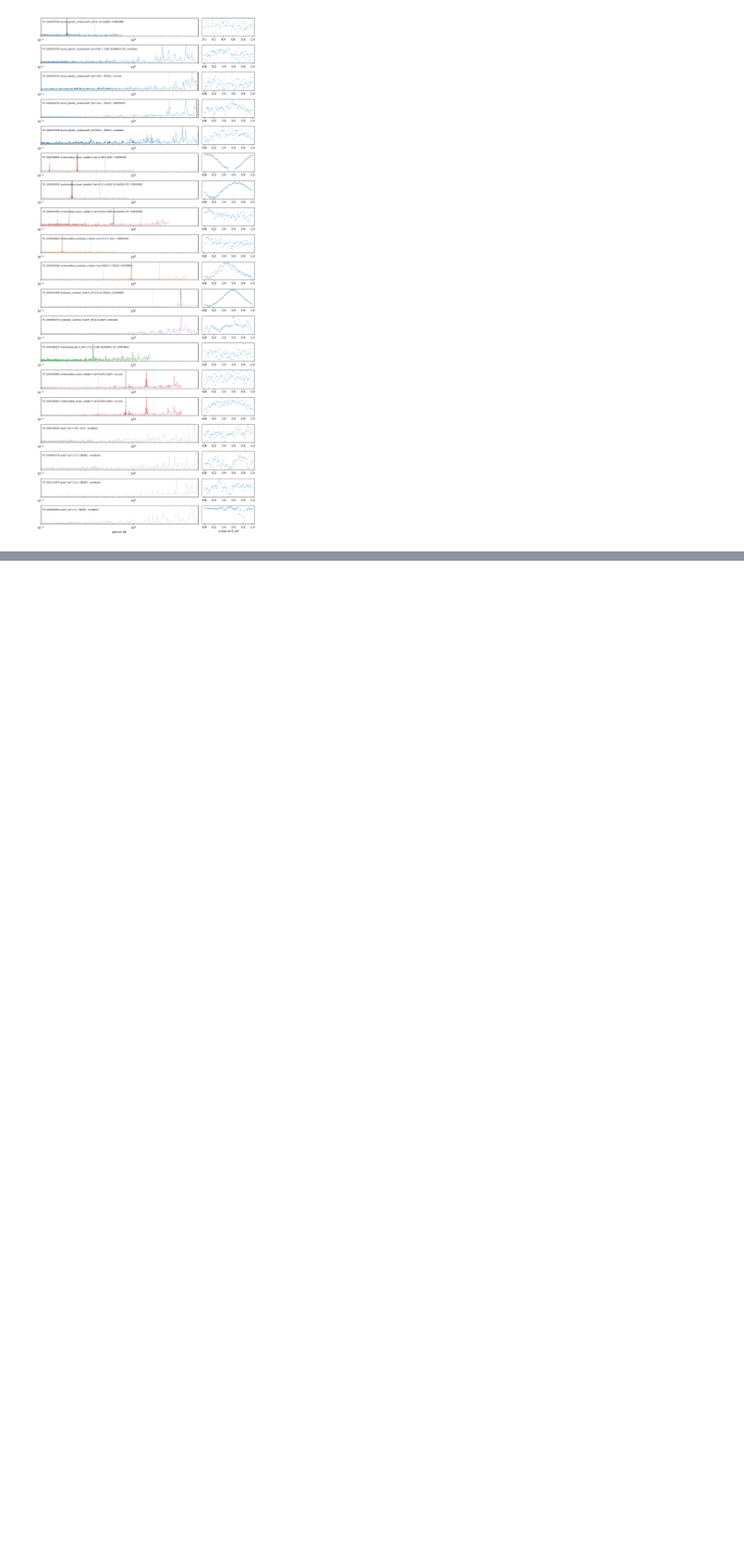
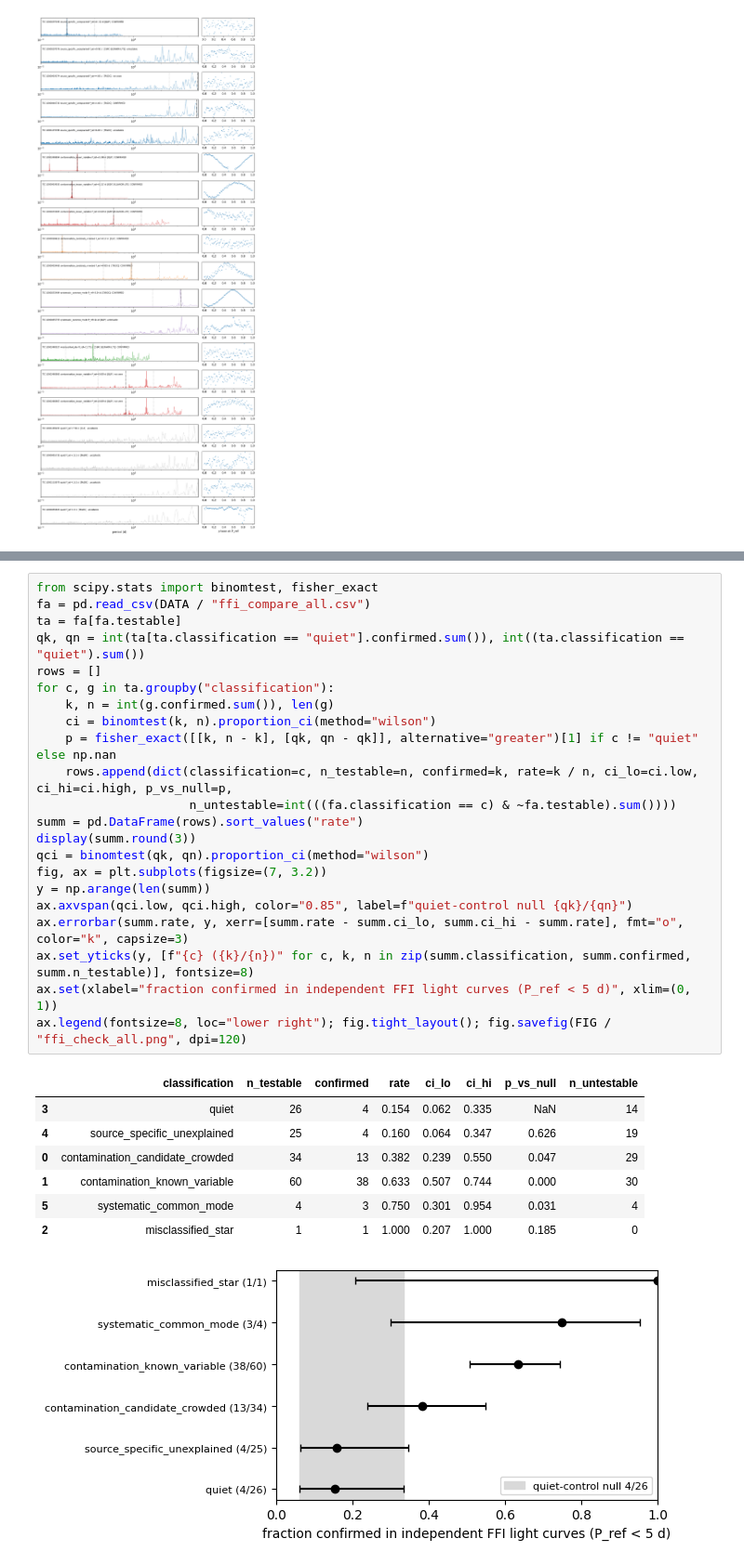
Before and after one commit to rae-holcomb/ss_redevelopment, a Jupyter notebook: reports/2026-10-21_t20-noise-sources-phase2/notebook.ipynb, the cells around one changed output, grey strips where cells are left out. Shown at 93% size. Drawn from its saved outputs; the diff is of its cells as text; blank space fills up the shorter version.

```diff
--- a/reports/2026-10-21_t20-noise-sources-phase2/notebook.ipynb
+++ b/reports/2026-10-21_t20-noise-sources-phase2/notebook.ipynb
@@ -279,0 +284,31 @@ testable periodic sources confirmed: 9/12; quiet controls with a match: 4/4
+# %%
+from scipy.stats import binomtest, fisher_exact
+fa = pd.read_csv(DATA / "ffi_compare_all.csv")
+ta = fa[fa.testable]
+qk, qn = int(ta[ta.classification == "quiet"].confirmed.sum()), int((ta.classification == "quiet").sum())
+rows = []
+for c, g in ta.groupby("classification"):
+    k, n = int(g.confirmed.sum()), len(g)
+    ci = binomtest(k, n).proportion_ci(method="wilson")
+    p = fisher_exact([[k, n - k], [qk, qn - qk]], alternative="greater")[1] if c != "quiet" else np.nan
+    rows.append(dict(classification=c, n_testable=n, confirmed=k, rate=k / n, ci_lo=ci.low, ci_hi=ci.high, p_vs_null=p,
+                     n_untestable=int(((fa.classification == c) & ~fa.testable).sum())))
+summ = pd.DataFrame(rows).sort_values("rate")
+display(summ.round(3))
+qci = binomtest(qk, qn).proportion_ci(method="wilson")
+fig, ax = plt.subplots(figsize=(7, 3.2))
+y = np.arange(len(summ))
+ax.axvspan(qci.low, qci.high, color="0.85", label=f"quiet-control null {qk}/{qn}")
+ax.errorbar(summ.rate, y, xerr=[summ.rate - summ.ci_lo, summ.ci_hi - summ.rate], fmt="o", color="k", capsize=3)
+ax.set_yticks(y, [f"{c} ({k}/{n})" for c, k, n in zip(summ.classification, summ.confirmed, summ.n_testable)], fontsize=8)
+ax.set(xlabel="fraction confirmed in independent FFI light curves (P_ref < 5 d)", xlim=(0, 1))
+ax.legend(fontsize=8, loc="lower right"); fig.tight_layout(); fig.savefig(FIG / "ffi_check_all.png", dpi=120)
+# %% [output]
+|  | classification | n_testable | confirmed | rate | ci_lo | ci_hi | p_vs_null | n_untestable |
+| 3 | quiet | 26 | 4 | 0.154 | 0.062 | 0.335 | NaN | 14 |
+| 4 | source_specific_unexplained | 25 | 4 | 0.160 | 0.064 | 0.347 | 0.626 | 19 |
+| 0 | contamination_candidate_crowded | 34 | 13 | 0.382 | 0.239 | 0.550 | 0.047 | 29 |
+| 1 | contamination_known_variable | 60 | 38 | 0.633 | 0.507 | 0.744 | 0.000 | 30 |
+| 5 | systematic_common_mode | 4 | 3 | 0.750 | 0.301 | 0.954 | 0.031 | 4 |
+| 2 | misclassified_star | 1 | 1 | 1.000 | 0.207 | 1.000 | 0.185 | 0 |
+[figure, added]
```
Also changed, not shown: parts of 1 cell of this notebook, 7 other files.
